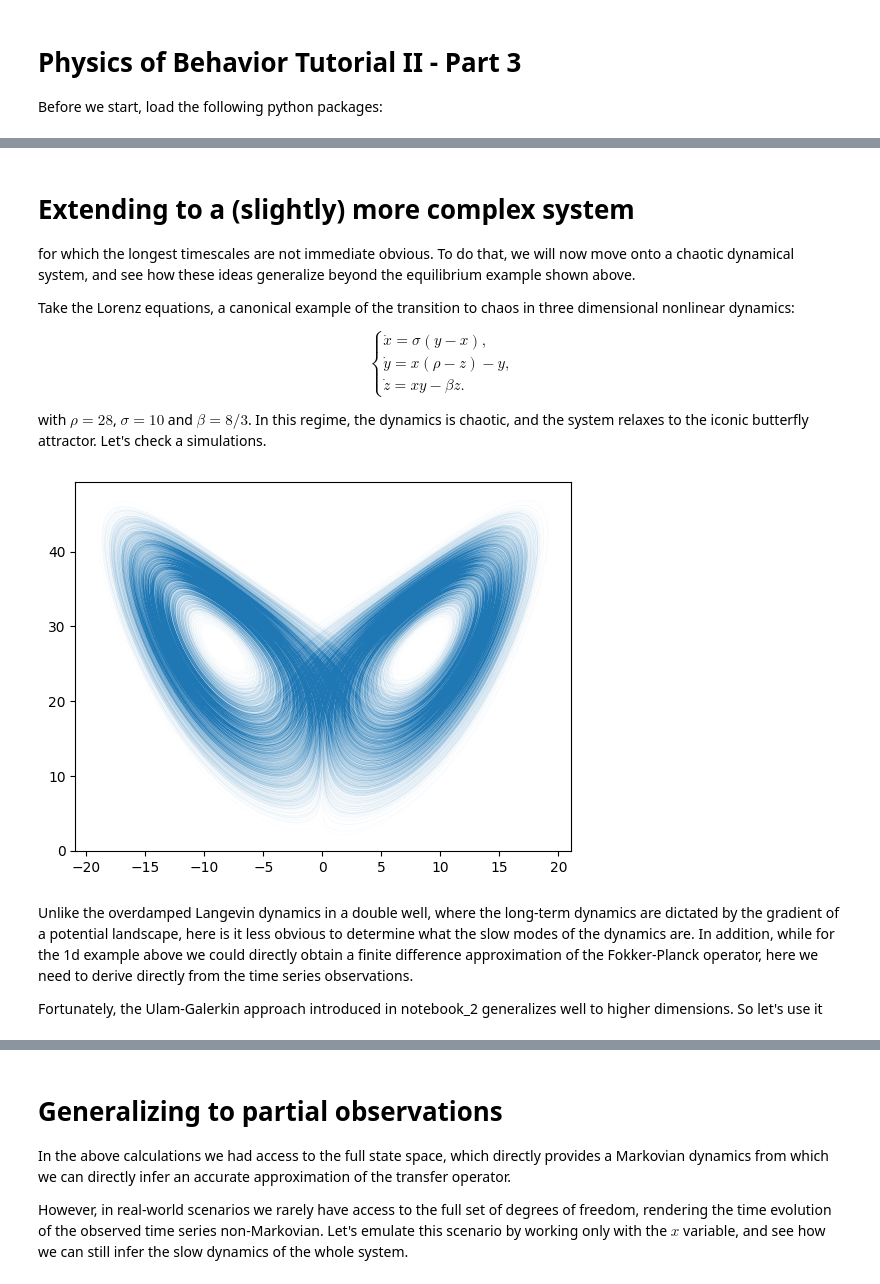
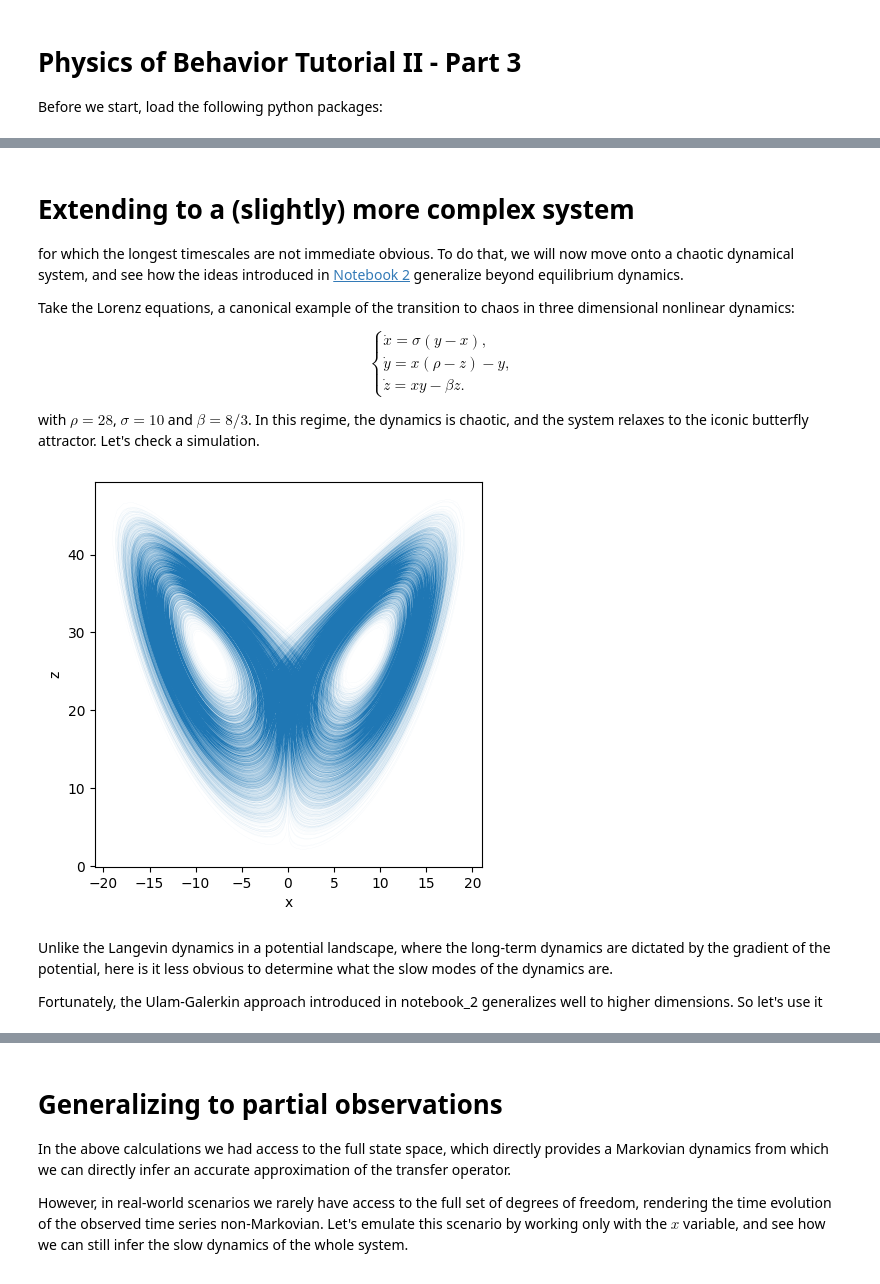
Before and after one commit to AntonioCCosta/DPG_PhysicsBehavior_2026, a Jupyter notebook: notebooks/notebook_3_Lorenz.ipynb, the cells around one changed output, grey strips where cells are left out. Saved outputs shown, nothing was run; the diff lists cells and outputs as text; code cells hidden in the pictures.

```diff
--- a/notebooks/notebook_3_Lorenz.ipynb
+++ b/notebooks/notebook_3_Lorenz.ipynb
@@ -40,7 +44,7 @@ import matplotlib.pyplot as plt
 # %% [markdown]
 # Extending to a (slightly) more complex system
 
-for which the longest timescales are not immediate obvious. To do that, we will now move onto a chaotic dynamical system, and see how these ideas generalize beyond the equilibrium example shown above.
+for which the longest timescales are not immediate obvious. To do that, we will now move onto a chaotic dynamical system, and see how the ideas introduced in [Notebook 2](https://colab.research.google.com/github/AntonioCCosta/DPG_PhysicsBehavior_2026/blob/main/notebooks/notebook_2_toy_dw.ipynb) generalize beyond equilibrium dynamics.
 
 Take the Lorenz equations, a canonical example of the transition to chaos in three dimensional nonlinear dynamics:
 
@@ -52,35 +56,38 @@ $$
 \end{cases}
 $$
 
-with $\rho=28$, $\sigma=10$ and $\beta = 8/3$. In this regime, the dynamics is chaotic, and the system relaxes to the iconic butterfly attractor. Let's check a simulations.
+with $\rho=28$, $\sigma=10$ and $\beta = 8/3$. In this regime, the dynamics is chaotic, and the system relaxes to the iconic butterfly attractor. Let's check a simulation.
 # %%
 from scipy.integrate import odeint
 
 def Lorenz(state,t,sigma,rho,beta):
     # unpack the state vector
     x,y,z = state
     # compute state derivatives
     xd = sigma * (y-x)
     yd = (rho-z)*x - y
     zd = x*y - beta*z
     # return the state derivatives
     return [xd, yd, zd]
 
 dt = 0.01
 frameRate=1/dt
 T = 5000
 discard_T = 500
 T_total = T+discard_T
 state0 = np.array([-8, -8, 27])
 t = np.linspace(0, T_total, int(T_total*frameRate))
 sigma,rho,beta=10,28,8/3
 tseries=np.array(odeint(Lorenz,state0,t,args=(sigma,rho,beta)),dtype=np.float64)[int(discard_T/dt):]
+plt.figure(figsize=(5,5))
 plt.plot(tseries[:,0],tseries[:,2],lw=.01)
+plt.xlabel('x')
+plt.ylabel('z')
 plt.show()
 # %% [output]
-[figure, old version]
+[figure, new version]
 # %% [markdown]
-Unlike the overdamped Langevin dynamics in a double well, where the long-term dynamics are dictated by the gradient of a potential landscape, here is it less obvious to determine what the slow modes of the dynamics are. In addition, while for the 1d example above we could directly obtain a finite difference approximation of the Fokker-Planck operator, here we need to derive directly from the time series observations.
+Unlike the Langevin dynamics in a potential landscape, where the long-term dynamics are dictated by the gradient of the potential, here is it less obvious to determine what the slow modes of the dynamics are.
 
 Fortunately, the Ulam-Galerkin approach introduced in notebook_2 generalizes well to higher dimensions. So let's use it
 # %%
```
Also changed, not shown: parts of 51 cells of this notebook.
